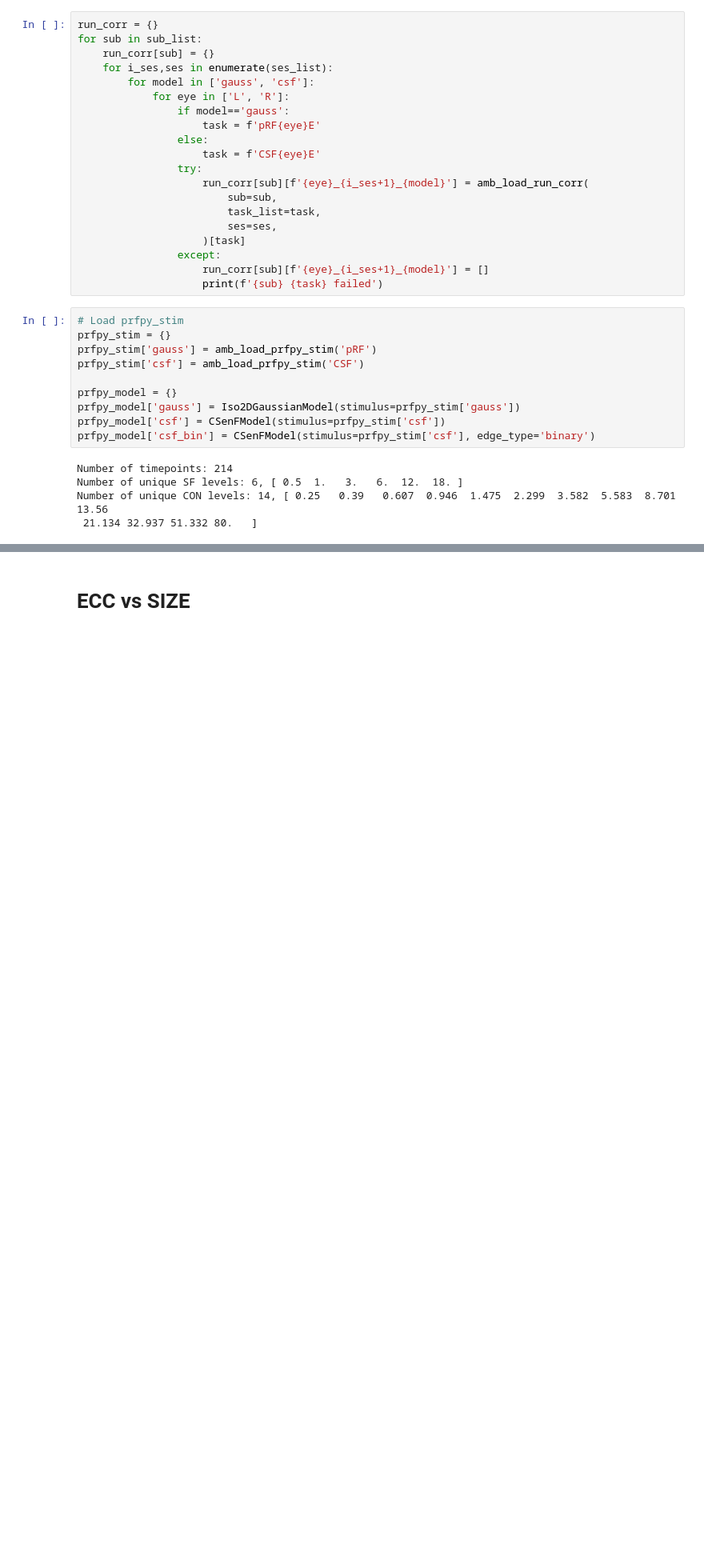
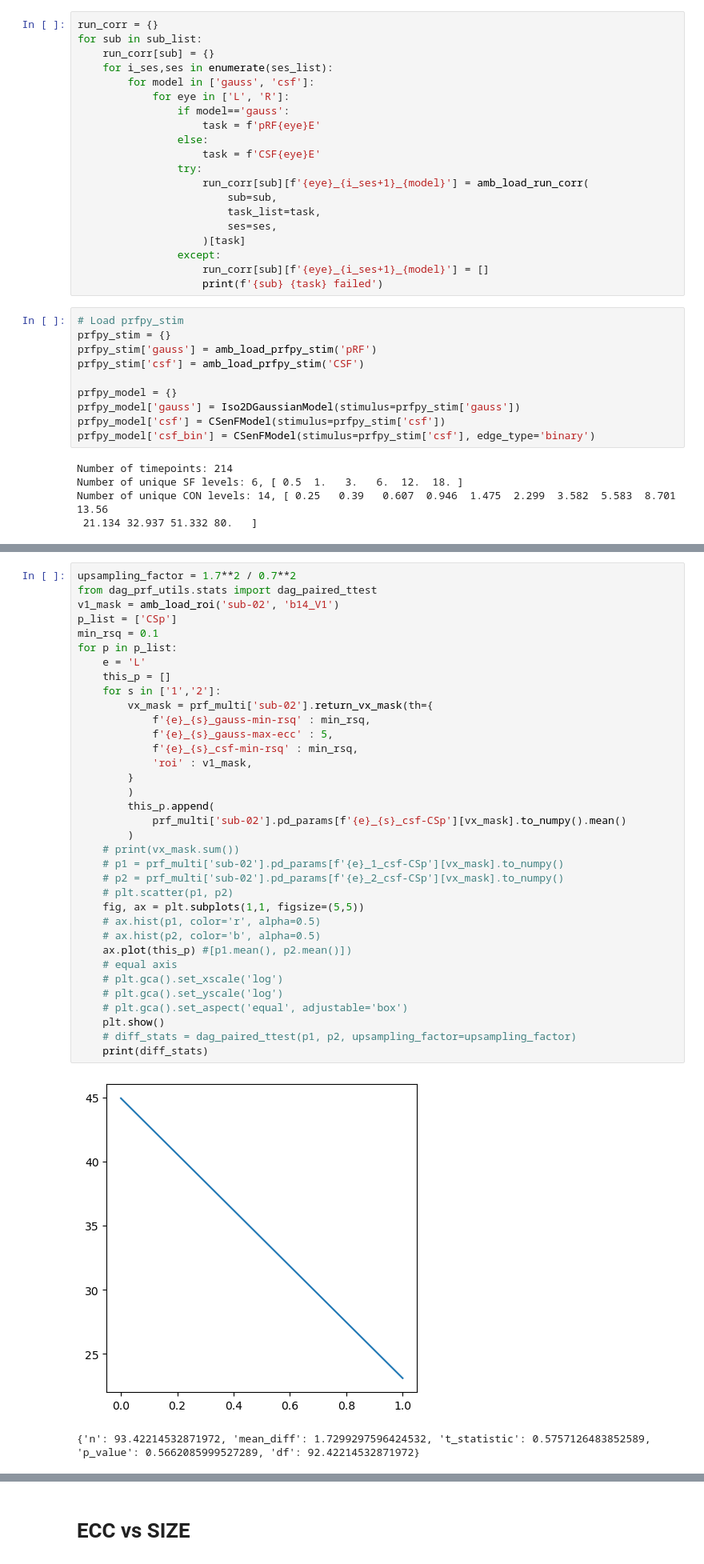
Before and after one commit to mdaghlian/amblyopia_emc, a Jupyter notebook: amb_scripts/r0_reports/r0_EMC_figures.ipynb, the cells around one changed output, grey strips where cells are left out. Shown at 80% size. Drawn from its saved outputs; the diff is of its cells as text; blank space fills up the shorter version.

```diff
--- a/amb_scripts/r0_reports/r0_EMC_figures.ipynb
+++ b/amb_scripts/r0_reports/r0_EMC_figures.ipynb
@@ -192,0 +335,38 @@ hrf=params[:,7,8], rsq=params[:,9]
+# %%
+upsampling_factor = 1.7**2 / 0.7**2
+from dag_prf_utils.stats import dag_paired_ttest
+v1_mask = amb_load_roi('sub-02', 'b14_V1')
+p_list = ['CSp']
+min_rsq = 0.1
+for p in p_list:
+    e = 'L'
+    this_p = []
+    for s in ['1','2']:
+        vx_mask = prf_multi['sub-02'].return_vx_mask(th={
+            f'{e}_{s}_gauss-min-rsq' : min_rsq,
+            f'{e}_{s}_gauss-max-ecc' : 5,
+            f'{e}_{s}_csf-min-rsq' : min_rsq,
+            'roi' : v1_mask,
+        }
+        )
+        this_p.append(
+            prf_multi['sub-02'].pd_params[f'{e}_{s}_csf-CSp'][vx_mask].to_numpy().mean()
+        )
+    # print(vx_mask.sum())
+    # p1 = prf_multi['sub-02'].pd_params[f'{e}_1_csf-CSp'][vx_mask].to_numpy()
+    # p2 = prf_multi['sub-02'].pd_params[f'{e}_2_csf-CSp'][vx_mask].to_numpy()
+    # plt.scatter(p1, p2)
+    fig, ax = plt.subplots(1,1, figsize=(5,5))
+    # ax.hist(p1, color='r', alpha=0.5)
+    # ax.hist(p2, color='b', alpha=0.5)
+    ax.plot(this_p) #[p1.mean(), p2.mean()])
+    # equal axis
+    # plt.gca().set_xscale('log')
+    # plt.gca().set_yscale('log')
+    # plt.gca().set_aspect('equal', adjustable='box')
+    plt.show()
+    # diff_stats = dag_paired_ttest(p1, p2, upsampling_factor=upsampling_factor)
+    print(diff_stats)
+# %% [output]
+[figure, added]
+{'n': 93.42214532871972, 'mean_diff': 1.7299297596424532, 't_statistic': 0.5757126483852589, 'p_value': 0.5662085999527289, 'df': 92.42214532871972}
```
Also changed, not shown: parts of 25 cells of this notebook, 10 other files.
